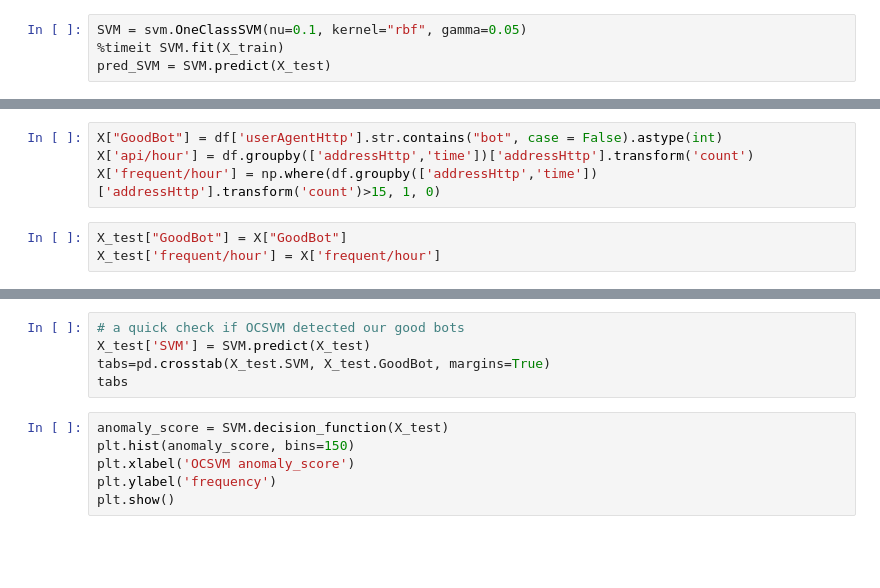
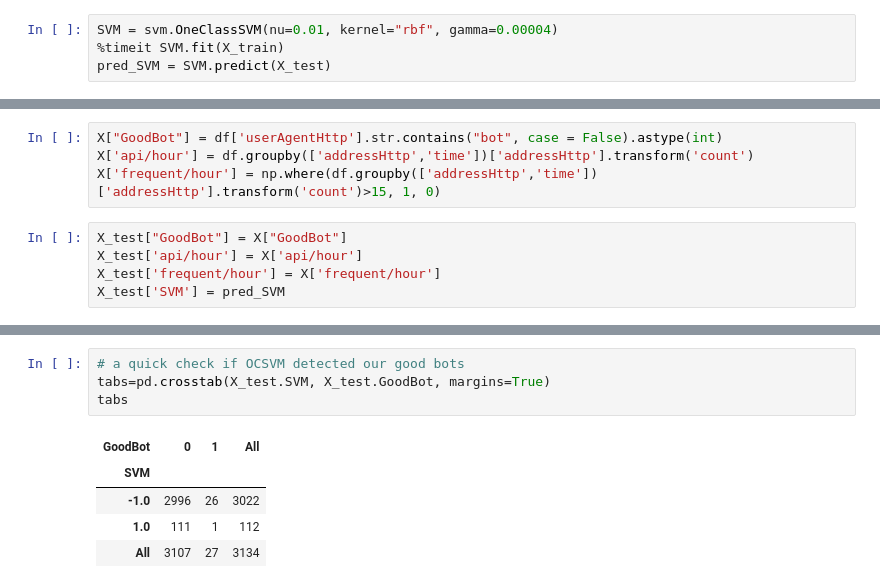
Before and after one commit to astarr8181/fp_bots, a Jupyter notebook: Anomaly_Detection.ipynb, the cells around one changed output, grey strips where cells are left out. Saved outputs shown, nothing was run; the diff lists cells and outputs as text; blank space fills up the shorter version.

```diff
--- a/Anomaly_Detection.ipynb
+++ b/Anomaly_Detection.ipynb
@@ -197,6 +197,6 @@ X.drop(drop_list, axis = 1, inplace = True)
 # %%
 X_train, X_test = train_test_split(X, test_size = 0.12, random_state = 100)
 # %%
-SVM = svm.OneClassSVM(nu=0.1, kernel="rbf", gamma=0.05)
+SVM = svm.OneClassSVM(nu=0.01, kernel="rbf", gamma=0.00004)
 %timeit SVM.fit(X_train)
 pred_SVM = SVM.predict(X_test)
@@ -215,4 +222,6 @@ X['api/hour'] = df.groupby(['addressHttp','time'])['addressHttp'].transform('cou
 X['frequent/hour'] = np.where(df.groupby(['addressHttp','time'])['addressHttp'].transform('count')>15, 1, 0)
 # %%
 X_test["GoodBot"] = X["GoodBot"]
+X_test['api/hour'] = X['api/hour']
 X_test['frequent/hour'] = X['frequent/hour']
+X_test['SVM'] = pred_SVM
@@ -219,14 +248,13 @@ X_test['frequent/hour'] = X['frequent/hour']
 # %%
 # a quick check if OCSVM detected our good bots
-X_test['SVM'] = SVM.predict(X_test)
 tabs=pd.crosstab(X_test.SVM, X_test.GoodBot, margins=True)
 tabs
+# %% [output]
+| GoodBot | 0 | 1 | All |
+| SVM |  |  |  |
+| -1.0 | 2996 | 26 | 3022 |
+| 1.0 | 111 | 1 | 112 |
+| All | 3107 | 27 | 3134 |
-# %%
-anomaly_score = SVM.decision_function(X_test)
-plt.hist(anomaly_score, bins=150)
-plt.xlabel('OCSVM anomaly_score')
-plt.ylabel('frequency')
-plt.show()
 # %%
 plt.scatter(anomaly_score,X_test['api/hour'])
 plt.show()
```
Also changed, not shown: parts of 5 cells of this notebook.
